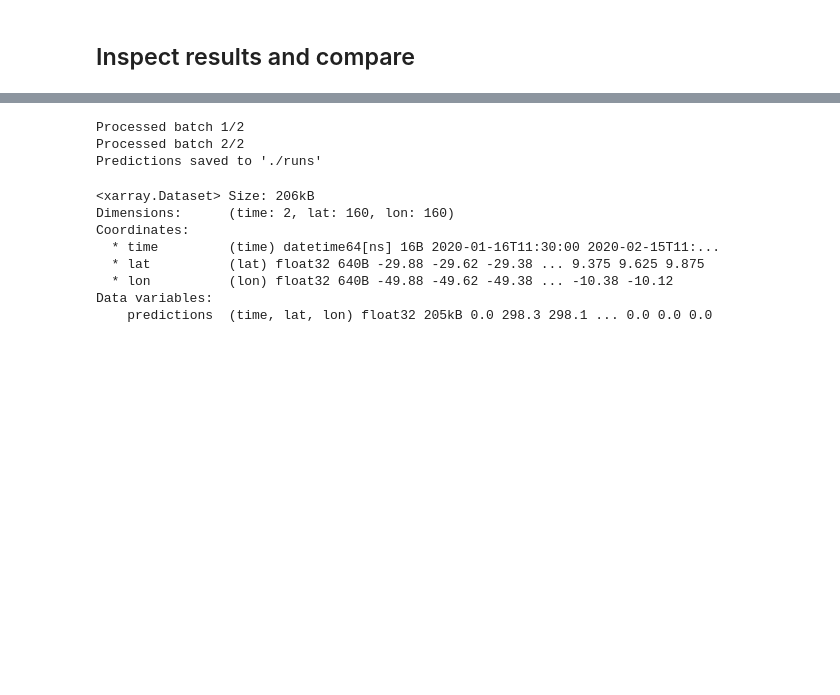
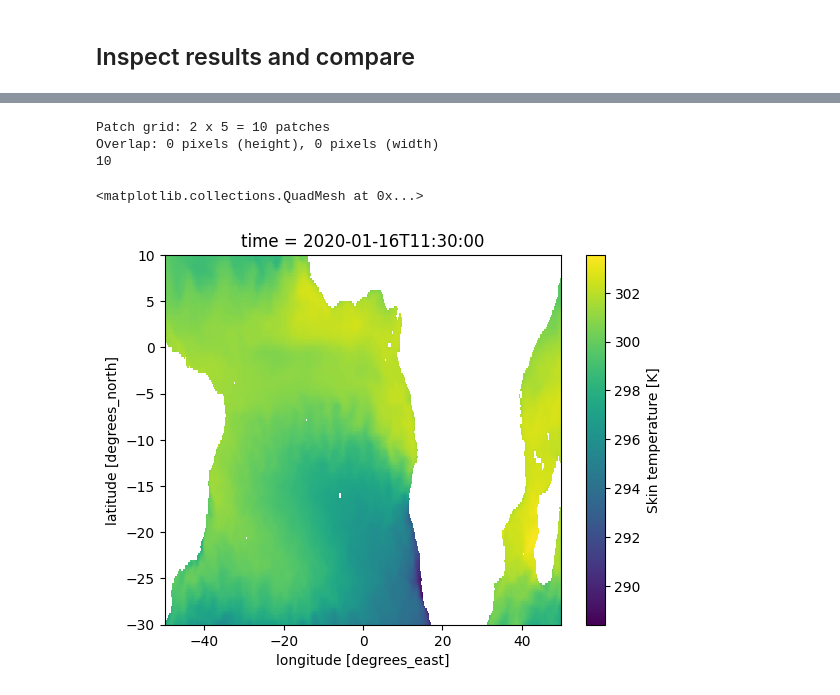
Before and after one commit to ESMValGroup/ClimaNet, a Jupyter notebook: notebooks/example.ipynb, the cells around one changed output, grey strips where cells are left out. Saved outputs shown, nothing was run; the diff lists cells and outputs as text; code cells hidden in the pictures; blank space fills up the shorter version.

```diff
--- a/notebooks/example.ipynb
+++ b/notebooks/example.ipynb
@@ -40,3 +41,10 @@ print(daily_subset["ts"].shape, monthly_subset["ts"].shape)  # (time, lat, lon)
+# %%
+# calculate residuals as target
+daily_subset_averaged = daily_subset.resample(time="MS").mean(skipna=True)
+daily_subset_averaged["time"] = monthly_subset["time"]
+
+# Residuals
+monthly_subset_res = monthly_subset - daily_subset_averaged
 # %% [markdown]
 ## Create dataset
 # %% [markdown]
@@ -84,29 +127,21 @@ Model saved to runs/best_model.pth
 # %%
-# create data set
-num_patches = 20
-patch_size = (1, 4, 4)
+# inference on whole dataset
+num_patches = (20, 20)
+spatial_patch_size = (patch_size[1]*num_patches[0], patch_size[2]*num_patches[1])
+
 dataset = STDataset(
     daily_da=daily_subset["ts"],
-    monthly_da=monthly_subset["ts"],
+    monthly_da=monthly_subset_res["ts"],
     land_mask=lsm_subset["lsm"],
-    patch_size=(patch_size[1]*num_patches, patch_size[2]*num_patches),  # based on the patch_size in model
+    patch_size=spatial_patch_size,  # based on the patch_size in model
 )
+print(len(dataset))
+# %% [output]
+Patch grid: 2 x 5 = 10 patches
+Overlap: 0 pixels (height), 0 pixels (width)
+10
 # %%
-predictions = predict_monthly_var(
-    model="runs/best_model.pth", dataset=dataset, batch_size=2, save_predictions=True, run_dir="./runs"
+batch_size = 4
+predictions_res = predict_monthly_var(
+    model="runs/best_model.pth", dataset=dataset, batch_size=batch_size, verbose=False, save_predictions=True, run_dir="./runs"
 )
-# %% [output]
-Processed batch 1/2
-Processed batch 2/2
-Predictions saved to './runs'
-# %%
-predictions
-# %% [output]
-<xarray.Dataset> Size: 206kB
-Dimensions:      (time: 2, lat: 160, lon: 160)
-Coordinates:
-  * time         (time) datetime64[ns] 16B 2020-01-16T11:30:00 2020-02-15T11:...
-  * lat          (lat) float32 640B -29.88 -29.62 -29.38 ... 9.375 9.625 9.875
-  * lon          (lon) float32 640B -49.88 -49.62 -49.38 ... -10.38 -10.12
-Data variables:
-    predictions  (time, lat, lon) float32 205kB 0.0 298.3 298.1 ... 0.0 0.0 0.0
@@ -116 +151,7 @@ ocean = ~lsm_subset["lsm"].values
+# %%
+ocean = ~lsm_subset["lsm"].values
+predictions.where(ocean).isel(time=0).plot()
+# %% [output]
+<matplotlib.collections.QuadMesh at 0x...>
+[figure, added]
 # %%
```
Also changed, not shown: parts of 14 cells of this notebook.
